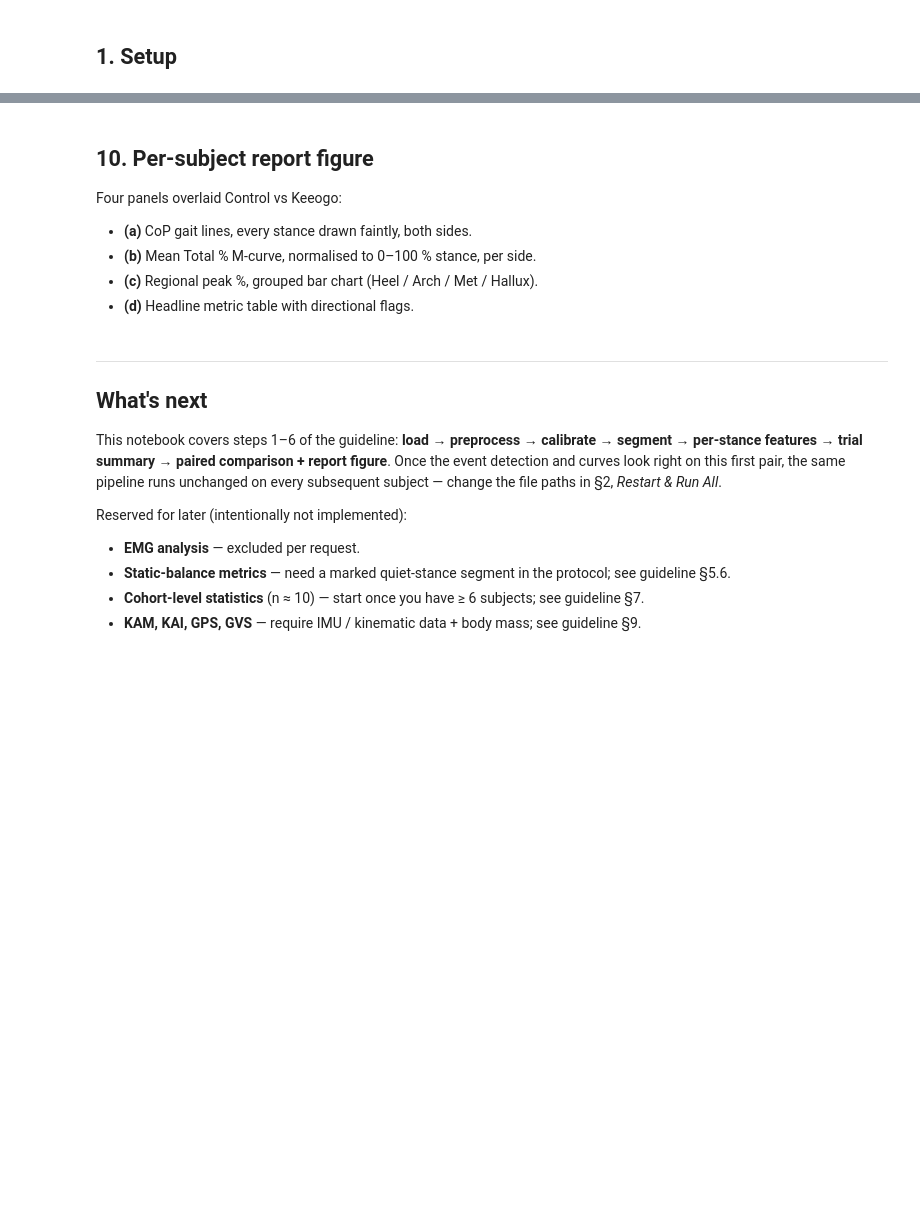
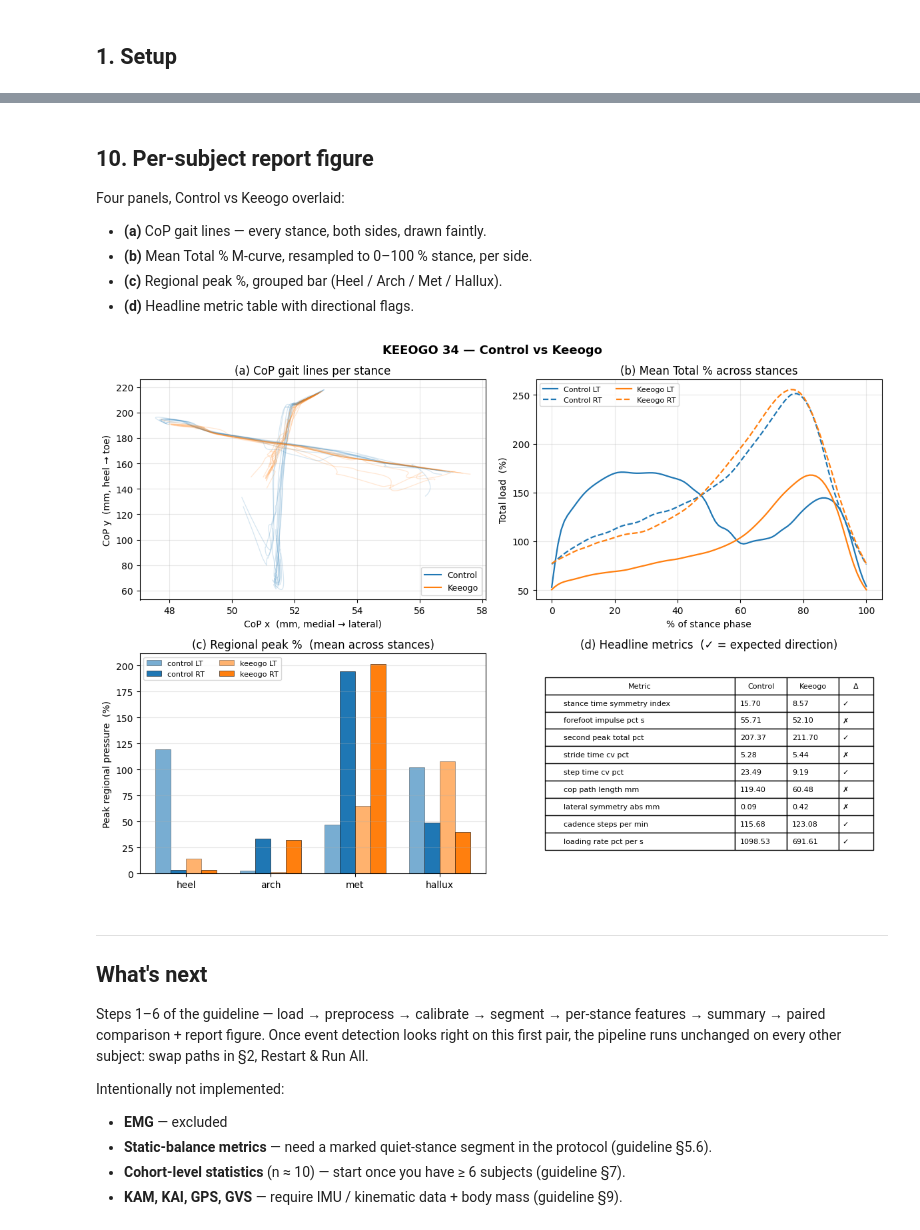
Before and after one commit to thomas-jichen/Pitt-Exoskeleton, a Jupyter notebook: Keeogo_Insole_Analysis.ipynb, the cells around one changed output, grey strips where cells are left out. Saved outputs shown, nothing was run; the diff lists cells and outputs as text; code cells hidden in the pictures; blank space fills up the shorter version.

```diff
--- a/Keeogo_Insole_Analysis.ipynb
+++ b/Keeogo_Insole_Analysis.ipynb
@@ -220,7 +171,7 @@ name. Everything below uses ``col(side, "total")`` instead of the raw string.
 # %%
 SIDES = ("LT", "RT")
 
-# Symbolic channel name → CSV column-name template.
+# (side, channel) → column name.
 _COLUMN_TEMPLATES = {
     "total":  "{side} Insole.Total (%)",
     "arch":   "{side} Insole.Arch (%)",
@@ -232,7 +183,7 @@ _COLUMN_TEMPLATES = {
 }
 
 def col(side: str, channel: str) -> str:
-    """Return the dataframe column name for a (side, channel) pair.
+    """Dataframe column name for a (side, channel) pair.
 
     >>> col("LT", "total")
     'LT Insole.Total (%)'
@@ -638,13 +568,10 @@ These per-stance rows are the unit of analysis the trial summary in §8 aggregat
 # %%
 def _cop_regression_angle_deg(x: np.ndarray, y: np.ndarray) -> float:
-    """Angle (deg) of the CoP regression line vs. the walking direction.
+    """CoP regression-line angle (deg) vs walking direction.
 
-    Convention (matches PDF page 24): positive = lateral progression,
-    negative = medial. Computed as ``arctan(slope)`` where slope is from a
-    least-squares fit of ``x = a·y + b``.
-
-    Defensive about NaN values and rank-deficient inputs (e.g. swing-phase
-    samples where the CoP collapses to a single point).
+    Per PDF p. 24: positive = lateral, negative = medial. Slope from least
+    squares ``x = a·y + b``; defensive about NaN and rank-deficient inputs
+    (e.g. swing-phase samples where CoP collapses to a point).
     """
     mask = ~(np.isnan(x) | np.isnan(y))
     if mask.sum() < 3:
@@ -660,12 +587,12 @@ def _cop_regression_angle_deg(x: np.ndarray, y: np.ndarray) -> float:
 
 
 def _pct_stance(local_idx: int, stance_len: int) -> float:
-    """Convert a within-stance index to % of stance phase (0–100)."""
+    """Within-stance index → % of stance (0–100)."""
     return float(local_idx / max(stance_len - 1, 1) * 100)
 
 
 def stance_features(trial: Trial, events: GaitEvents, side: str) -> pd.DataFrame:
-    """Build a per-stance feature dataframe for one side."""
+    """Per-stance feature dataframe for one side."""
     df = trial.data
     fs = trial.sample_rate
     stance_pairs = events.stances(side)
@@ -770,7 +697,7 @@ def stance_features(trial: Trial, events: GaitEvents, side: str) -> pd.DataFrame
 
 
 def all_stance_features(trial: Trial, events: GaitEvents) -> pd.DataFrame:
-    """Concatenate ``stance_features`` for both sides."""
+    """Concatenate per-side stance features."""
     parts = [stance_features(trial, events, s) for s in SIDES]
     return pd.concat(parts, ignore_index=True)
 # %%
@@ -797,9 +756,6 @@ compare across conditions in §9.
 # %%
 def _sym_index(left: float, right: float) -> float:
-    """Symmetry Index = (L − R) / (½ (L + R)) × 100.
-
-    Signed: positive means the left value is larger.
-    """
+    """Symmetry Index = (L − R) / (½ (L + R)) × 100. Signed; positive = L larger."""
     if np.isnan(left) or np.isnan(right):
         return np.nan
     denom = 0.5 * (left + right)
@@ -807,14 +763,14 @@ def _sym_index(left: float, right: float) -> float:
 
 
 def _cv_pct(series: pd.Series) -> float:
-    """Coefficient of variation (%) of a numeric series."""
+    """Coefficient of variation (%)."""
     s = series.dropna()
     if len(s) < 2 or s.mean() == 0:
         return np.nan
     return float(s.std(ddof=1) / s.mean() * 100)
 
 
-# Features for which we report side-wise mean and SD.
+# Features reported side-wise (mean and SD).
 _PER_SIDE_FEATURES = (
     "stance_duration_s", "stride_duration_s", "stance_pct_of_stride",
     "cop_path_length_mm", "cop_regression_angle_deg",
@@ -828,7 +784,7 @@ _PER_SIDE_FEATURES = (
 
 
 def trial_summary(stances: pd.DataFrame, trial: Trial) -> dict[str, object]:
-    """Reduce a per-stance dataframe to a single trial-level summary dict."""
+    """Reduce per-stance dataframe to one trial-level summary dict."""
     out: dict[str, object] = {"trial": trial.name}
 
     # ---- Per-side means / SDs ------------------------------------------
@@ -868,17 +824,17 @@ def trial_summary(stances: pd.DataFrame, trial: Trial) -> dict[str, object]:
     out["lateral_symmetry_mm"]     = float(left["cop_x_mean_mm"].mean() - right["cop_x_mean_mm"].mean())
     out["lateral_symmetry_abs_mm"] = abs(out["lateral_symmetry_mm"])
 
-    # Gait-line symmetry % (Jeleń et al. — PDF page 20).
+    # Gait-line symmetry % (Jeleń et al. — PDF p. 20).
     lpath, rpath = left["cop_path_length_mm"].mean(), right["cop_path_length_mm"].mean()
     if not (np.isnan(lpath) or np.isnan(rpath)) and (lpath + rpath) > 0:
         out["gait_line_symmetry_pct"] = abs(lpath - rpath) / (0.5 * (lpath + rpath)) * 100
     else:
         out["gait_line_symmetry_pct"] = np.nan
 
-    # CoP path length (bilateral mean) — used as an effect-flagged metric.
+    # Bilateral mean CoP path (used as an effect-flagged metric).
     out["cop_path_length_mm"] = float(np.nanmean([lpath, rpath]))
 
-    # Forefoot impulse (met + hallux), averaged across sides — %·s.
+    # Forefoot impulse (met + hallux), averaged across sides — % · s.
     out["forefoot_impulse_pct_s"] = float(np.nanmean([
         (left["met_impulse_pct_s"]  + left["hallux_impulse_pct_s"]).mean(),
         (right["met_impulse_pct_s"] + right["hallux_impulse_pct_s"]).mean(),
@@ -961,17 +947,17 @@ except (AttributeError, ImportError):
 # %% [markdown]
 ## 10. Per-subject report figure
 
-Four panels overlaid Control vs Keeogo:
+Four panels, Control vs Keeogo overlaid:
 
-* **(a)** CoP gait lines, every stance drawn faintly, both sides.
-* **(b)** Mean Total % M-curve, normalised to 0–100 % stance, per side.
-* **(c)** Regional peak %, grouped bar chart (Heel / Arch / Met / Hallux).
+* **(a)** CoP gait lines — every stance, both sides, drawn faintly.
+* **(b)** Mean Total % M-curve, resampled to 0–100 % stance, per side.
+* **(c)** Regional peak %, grouped bar (Heel / Arch / Met / Hallux).
 * **(d)** Headline metric table with directional flags.
 # %%
 def _stance_normalised_mean(stances: pd.DataFrame, trial: Trial,
                             side: str, channel: str,
                             n_points: int = 101) -> np.ndarray:
-    """Resample each stance of a channel onto 0–100 % stance, return the mean."""
+    """Resample each stance of a channel to 0–100 % stance, return the mean."""
     df = trial.data
     series = df[col(side, channel)].to_numpy()
     curves: list[np.ndarray] = []
@@ -1061,47 +1047,47 @@ def report_figure(control_trial: Trial, control_stances: pd.DataFrame,
     table_rows = []
     for key in headline_keys:
         c = control_sum.get(key, np.nan)
         k = keeogo_sum.get(key,  np.nan)
         if np.isnan(c) or np.isnan(k):
             flag = "—"
         else:
             flag = "✓" if EFFECT_DIRECTION[key] * (k - c) > 0 else "✗"
         c_str = f"{c:.2f}" if not np.isnan(c) else "—"
         k_str = f"{k:.2f}" if not np.isnan(k) else "—"
         table_rows.append([key.replace("_", " "), c_str, k_str, flag])
     tbl = ax.table(cellText=table_rows,
                    colLabels=["Metric", "Control", "Keeogo", "Δ"],
                    loc="center", cellLoc="left",
                    colWidths=[0.55, 0.15, 0.15, 0.10])
     tbl.auto_set_font_size(False)
     tbl.set_fontsize(8)
     tbl.scale(1, 1.4)
     ax.set_title("(d) Headline metrics  (✓ = expected direction)")
 
     subject = control_trial.subject.get("last_name") or "subject"
     fig.suptitle(f"{subject} — Control vs Keeogo",
                  fontsize=13, fontweight="bold")
     plt.tight_layout()
     plt.show()
 
 
 report_figure(control, control_stances,
               keeogo,  keeogo_stances,
               control_summary, keeogo_summary)
+# %% [output]
+[figure, added]
 # %% [markdown]
 ---
 
 ## What's next
 
-This notebook covers steps 1–6 of the guideline: **load → preprocess → calibrate → segment →
-per-stance features → trial summary → paired comparison + report figure**. Once the event
-detection and curves look right on this first pair, the same pipeline runs unchanged on every
-subsequent subject — change the file paths in §2, *Restart & Run All*.
+Steps 1–6 of the guideline — load → preprocess → calibrate → segment → per-stance features →
+summary → paired comparison + report figure. Once event detection looks right on this first
+pair, the pipeline runs unchanged on every other subject: swap paths in §2, Restart & Run All.
 
-Reserved for later (intentionally not implemented):
+Intentionally not implemented:
 
-* **EMG analysis** — excluded per request.
-* **Static-balance metrics** — need a marked quiet-stance segment in the protocol; see
-  guideline §5.6.
-* **Cohort-level statistics** (n ≈ 10) — start once you have ≥ 6 subjects; see guideline §7.
-* **KAM, KAI, GPS, GVS** — require IMU / kinematic data + body mass; see guideline §9.
+* **EMG** — excluded
+* **Static-balance metrics** — need a marked quiet-stance segment in the protocol (guideline §5.6).
+* **Cohort-level statistics** (n ≈ 10) — start once you have ≥ 6 subjects (guideline §7).
+* **KAM, KAI, GPS, GVS** — require IMU / kinematic data + body mass (guideline §9).
```
Also changed, not shown: parts of 24 cells of this notebook, 1 other file.
